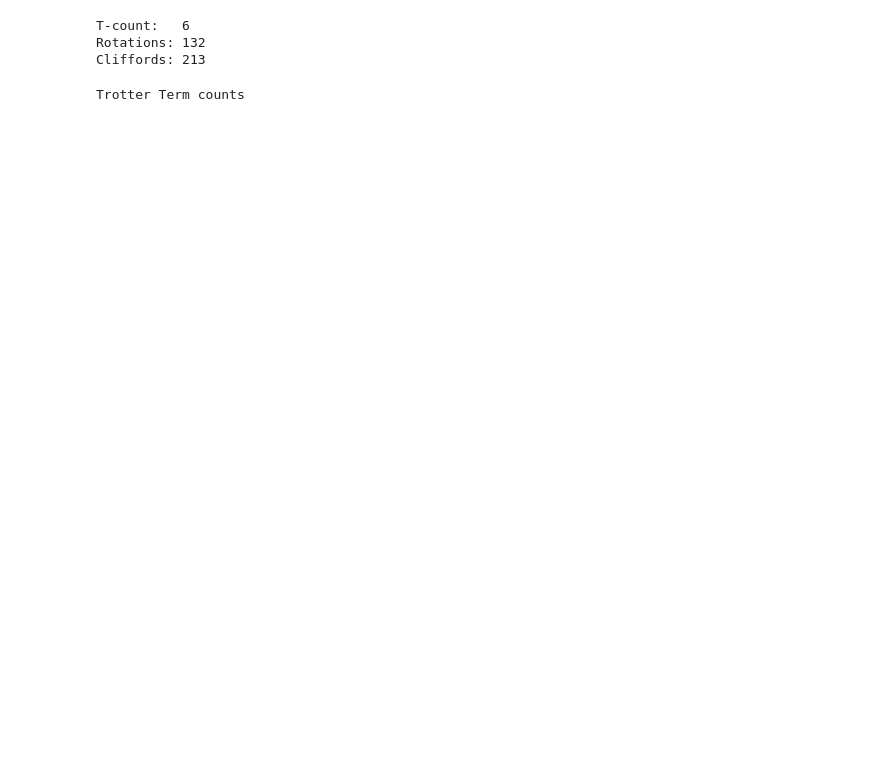
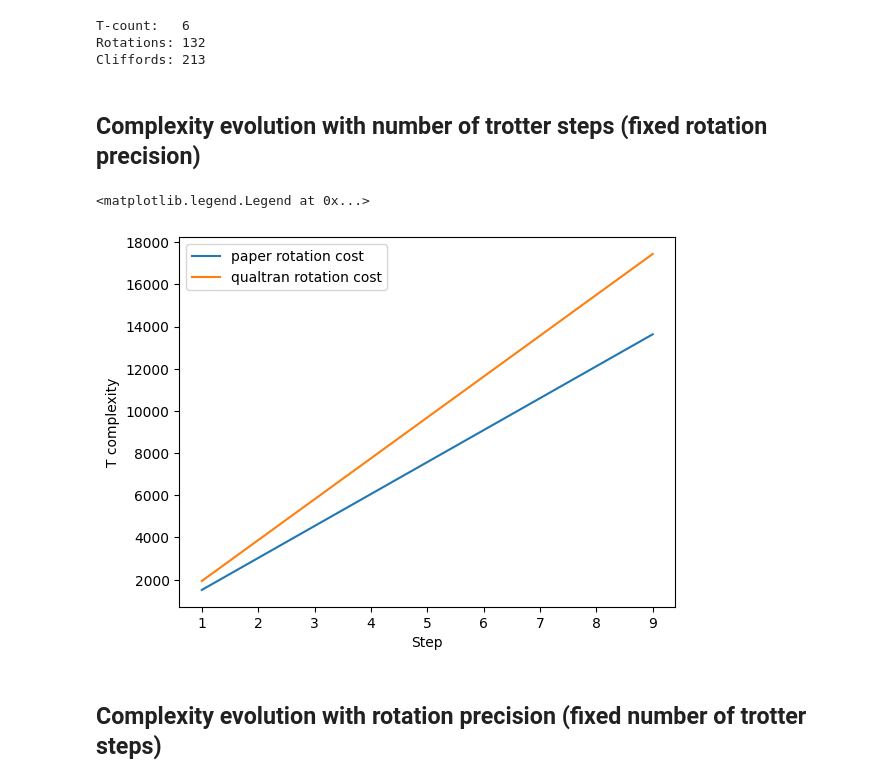
Before and after one commit to mmaneyro/Schwinger_model, a Jupyter notebook: Schwinger_model.ipynb, the cells around one changed output. Drawn from its saved outputs; the diff is of its cells as text; code cells hidden in the pictures; blank space fills up the shorter version.

```diff
--- a/Schwinger_model.ipynb
+++ b/Schwinger_model.ipynb
@@ -133,13 +136,14 @@ class HoppingTerm(Bloq):
 
     n: int = 2
     m: int = 4
+
+    eps: SymbolicFloat = 1e-9
+    angle: SymbolicFloat = 1
+
     @property
     def signature(self) -> Signature:
         return Signature.build(x=self.n, y=self.m)
 
-
-    angle: SymbolicFloat = 1
-    eps: SymbolicFloat = 1e-9
 
     def build_composite_bloq(
             self, bb: BloqBuilder, *, x: SoquetT, y: SoquetT
@@ -161,7 +165,7 @@ class HoppingTerm(Bloq):
 
         ys[0]= bb.add(Hadamard(),q=ys[0])
         y =  bb.join(ys)
-        y = bb.add(Incrementer(self.m), y=y)
+        y = bb.add(Incrementer(self.m,self.eps), y=y)
         ys = bb.split(y)
         ys[0]= bb.add(Hadamard(),q=ys[0])
 
@@ -194,7 +198,7 @@ class HoppingTerm(Bloq):
         ys[0]= bb.add(Hadamard(),q=ys[0])
         ys[0]= bb.add(SGate(),q=ys[0])
         y =  bb.join(ys)
-        y = bb.add(Decrementer(self.m), y=y)
+        y = bb.add(Decrementer(self.m,self.eps), y=y)
         ys = bb.split(y)
         ys[0]= bb.add(SGate(True),q=ys[0])
         ys[0]= bb.add(Hadamard(),q=ys[0])
@@ -301,20 +307,21 @@ class TrotterTerm(Bloq):
     n: int = 2
     m: int = 4
     steps: int = 2
+    eps: SymbolicFloat = 1e-9
+    angle: SymbolicFloat = 1
     @property
     def signature(self) -> Signature:
         return Signature.build(x=self.n, y=self.m)
 
-    angle: SymbolicFloat = 1
-    eps: SymbolicFloat = 1e-9
+
 
     def build_composite_bloq(
             self, bb: BloqBuilder, *, x: SoquetT, y: SoquetT
     ) -> Dict[str, SoquetT]:
 
         for i in range(self.steps):
-            y = bb.add(SimplifiedElectricEnergyTerm(), y=y)
-            x, y = bb.add(HoppingTerm(), x=x, y=y)
+            y = bb.add(SimplifiedElectricEnergyTerm(self.m,self.eps), y=y)
+            x, y = bb.add(HoppingTerm(self.n,self.m,self.eps), x=x, y=y)
 
         return {
             'x': x,
@@ -333,4 +338,19 @@ counts = BloqCount([TrotterTerm(2,4,2)],"Trotter Term")
+# %% [markdown]
+## Complexity evolution with number of trotter steps (fixed rotation precision)
+# %%
+def rotation_compl(rotation_count,eps):
+    t_complexity = rotation_count*1.15*log2(1/eps)
+    return t_complexity
 # %%
-print(BloqCount([TrotterTerm()],"Trotter Term"))
+eps = 1e-9
+compl_evol = []
+step_count = []
+compl_evol_incl_rot = []
+for i in range(1,10):
+    complexity = t_complexity(TrotterTerm(2,4,i,eps).decompose_bloq())
+    t_compl = complexity.t + rotation_compl(complexity.rotations,eps)
+    t_compl_2 = complexity.t_incl_rotations(eps)
+
+    compl_evol.append(t_compl)
+    compl_evol_incl_rot.append(t_compl_2)
+    step_count.append(i)
-# %% [output]
-Trotter Term counts
@@ -336,0 +359,11 @@ Trotter Term counts
+# %%
+plt.plot(step_count,compl_evol, label="paper rotation cost")
+plt.plot(step_count,compl_evol_incl_rot, label="qualtran rotation cost")
+plt.xlabel("Step")
+plt.ylabel("T complexity")
+plt.legend()
+# %% [output]
+<matplotlib.legend.Legend at 0x...>
+[figure, added]
+# %% [markdown]
+## Complexity evolution with rotation precision (fixed number of trotter steps)
```
Also changed, not shown: parts of 13 cells of this notebook.
